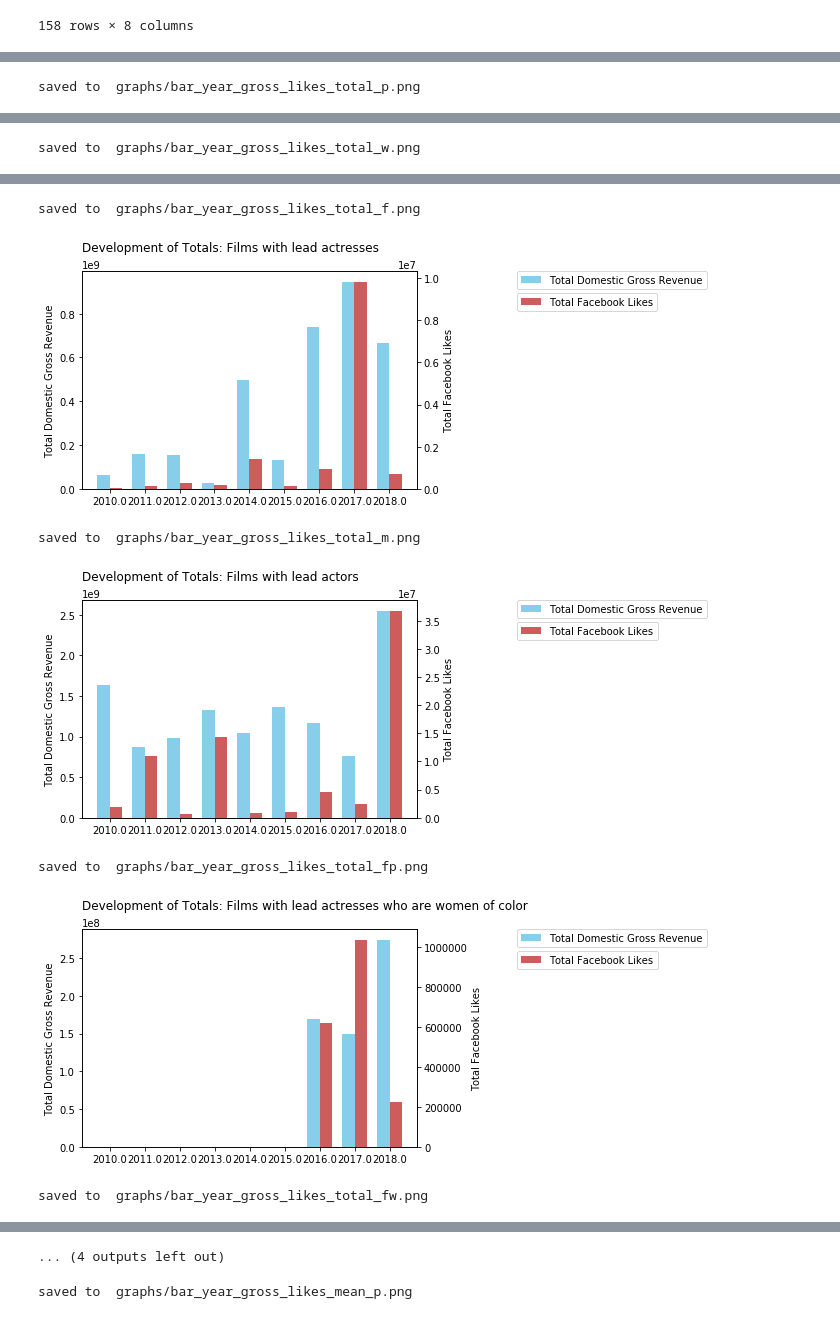
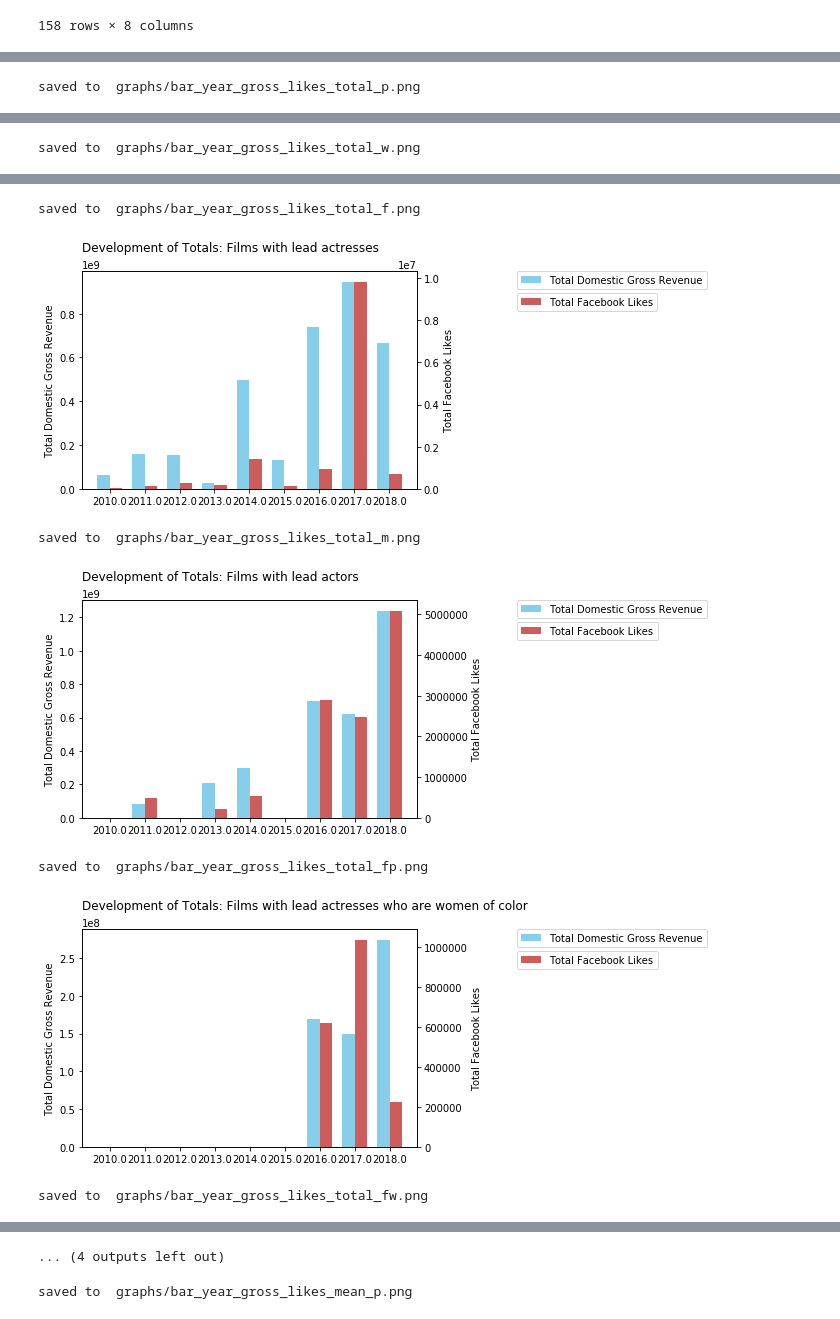
Before and after one commit to Data-Science-HTW/diversity-in-movies, a Jupyter notebook: Diversity In Movies 2.ipynb, the cells around one changed output, grey strips where cells are left out. Saved outputs shown, nothing was run; the diff lists cells and outputs as text; code cells hidden in the pictures.

Commit message:
made dataframes for data without outliers, now trying to fix visualization for datasets with outliers

```diff
--- a/Diversity In Movies 2.ipynb
+++ b/Diversity In Movies 2.ipynb
@@ -415,29 +521,86 @@ def vis_bar(title, x_axis, y_axis1, y_label1, y_axis2, y_label2, **keyword_param
 
     plt.show()
 # %%
-def create_bar_plots_development_totals():
+def with_outliers_create_bar_plots_development_totals():
     # Creating bar charts for all top categories
-    vis_bar(title='Development of Totals: Films with lead actors* who are people of color', filename='bar_year_gross_likes_total_p', x_axis=movies_p_sum_by_year['title_year'], y_axis1=movies_p_sum_by_year['gross'], y_label1='Total Domestic Gross Revenue', y_axis2=movies_p_sum_by_year['movie_facebook_likes'], y_label2='Total Facebook Likes', horizontal_xlabels=True)
-    vis_bar(title='Development of Totals: Films with white lead actors*', filename='bar_year_gross_likes_total_w', x_axis=movies_w_sum_by_year['title_year'], y_axis1=movies_w_sum_by_year['gross'], y_label1='Total Domestic Gross Revenue', y_axis2=movies_w_sum_by_year['movie_facebook_likes'], y_label2='Total Facebook Likes', horizontal_xlabels=True)
-    vis_bar(title='Development of Totals: Films with lead actresses', filename='bar_year_gross_likes_total_f', x_axis=movies_f_sum_by_year['title_year'], y_axis1=movies_f_sum_by_year['gross'], y_label1='Total Domestic Gross Revenue', y_axis2=movies_f_sum_by_year['movie_facebook_likes'], y_label2='Total Facebook Likes', horizontal_xlabels=True)
-    vis_bar(title='Development of Totals: Films with lead actors', filename='bar_year_gross_likes_total_m', x_axis=movies_m_sum_by_year['title_year'], y_axis1=movies_m_sum_by_year['gross'], y_label1='Total Domestic Gross Revenue', y_axis2=movies_m_sum_by_year['movie_facebook_likes'], y_label2='Total Facebook Likes', horizontal_xlabels=True)
+    vis_bar(title='Development of Totals: Films with lead actors* who are people of color',
+            filename='bar_year_gross_likes_total_p',
+            x_axis=dfs_corrected_topcats['movies_p_sum_by_year']['title_year'],
+            y_axis1=dfs_corrected_topcats['movies_p_sum_by_year']['gross'],
+            y_label1='Total Domestic Gross Revenue',
+            y_axis2=dfs_corrected_topcats['movies_p_sum_by_year']['movie_facebook_likes'],
+            y_label2='Total Facebook Likes',
+            horizontal_xlabels=True)
+    vis_bar(title='Development of Totals: Films with white lead actors*',
+            filename='bar_year_gross_likes_total_w',
+            x_axis=dfs_corrected_topcats['movies_w_sum_by_year']['title_year'],
+            y_axis1=dfs_corrected_topcats['movies_w_sum_by_year']['gross'],
+            y_label1='Total Domestic Gross Revenue',
+            y_axis2=dfs_corrected_topcats['movies_w_sum_by_year']['movie_facebook_likes'],
+            y_label2='Total Facebook Likes',
+            horizontal_xlabels=True)
+    vis_bar(title='Development of Totals: Films with lead actresses',
+            filename='bar_year_gross_likes_total_f',
+            x_axis=dfs_corrected_topcats['movies_f_sum_by_year']['title_year'],
+            y_axis1=dfs_corrected_topcats['movies_f_sum_by_year']['gross'],
+            y_label1='Total Domestic Gross Revenue',
+            y_axis2=dfs_corrected_topcats['movies_f_sum_by_year']['movie_facebook_likes'],
+            y_label2='Total Facebook Likes',
+            horizontal_xlabels=True)
+    vis_bar(title='Development of Totals: Films with lead actors',
+            filename='bar_year_gross_likes_total_m',
+            x_axis=dfs_corrected_topcats['movies_m_sum_by_year']['title_year'],
+            y_axis1=dfs_corrected_topcats['movies_m_sum_by_year']['gross'],
+            y_label1='Total Domestic Gross Revenue',
+            y_axis2=dfs_corrected_topcats['movies_m_sum_by_year']['movie_facebook_likes'],
+            y_label2='Total Facebook Likes',
+            horizontal_xlabels=True)
 
     # Creating bar charts for all sub categories
-    vis_bar(title='Development of Totals: Films with lead actresses who are women of color', filename='bar_year_gross_likes_total_fp', x_axis=movies_fp_sum_by_year['title_year'], y_axis1=movies_fp_sum_by_year['gross'], y_label1='Total Domestic Gross Revenue', y_axis2=movies_fp_sum_by_year['movie_facebook_likes'], y_label2='Total Facebook Likes', horizontal_xlabels=True)
-    vis_bar(title='Development of Totals: Films with white lead actresses', filename='bar_year_gross_likes_total_fw', x_axis=movies_fw_sum_by_year['title_year'], y_axis1=movies_fw_sum_by_year['gross'], y_label1='Total Domestic Gross Revenue', y_axis2=movies_fw_sum_by_year['movie_facebook_likes'], y_label2='Total Facebook Likes', horizontal_xlabels=True)
-    vis_bar(title='Development of Totals: Films with lead actors who are men of color', filename='bar_year_gross_likes_total_mp', x_axis=movies_mp_sum_by_year['title_year'], y_axis1=movies_mp_sum_by_year['gross'], y_label1='Total Domestic Gross Revenue', y_axis2=movies_mp_sum_by_year['movie_facebook_likes'], y_label2='Total Facebook Likes', horizontal_xlabels=True)
-    vis_bar(title='Development of Totals: Films with white lead actors', filename='bar_year_gross_likes_total_mw', x_axis=movies_mw_sum_by_year['title_year'], y_axis1=movies_mw_sum_by_year['gross'], y_label1='Total Domestic Gross Revenue', y_axis2=movies_mw_sum_by_year['movie_facebook_likes'], y_label2='Total Facebook Likes', horizontal_xlabels=True)
+    vis_bar(title='Development of Totals: Films with lead actresses who are women of color',
+            filename='bar_year_gross_likes_total_fp',
+            x_axis=dfs_corrected_subcats['movies_fp_sum_by_year']['title_year'],
+            y_axis1=dfs_corrected_subcats['movies_fp_sum_by_year']['gross'],
+            y_label1='Total Domestic Gross Revenue',
+            y_axis2=dfs_corrected_subcats['movies_fp_sum_by_year']['movie_facebook_likes'],
+            y_label2='Total Facebook Likes',
+            horizontal_xlabels=True)
+    vis_bar(title='Development of Totals: Films with white lead actresses',
+            filename='bar_year_gross_likes_total_fw',
+            x_axis=dfs_corrected_subcats['movies_fw_sum_by_year']['title_year'],
+            y_axis1=dfs_corrected_subcats['movies_fw_sum_by_year']['gross'],
+            y_label1='Total Domestic Gross Revenue',
+            y_axis2=dfs_corrected_subcats['movies_fw_sum_by_year']['movie_facebook_likes'],
+            y_label2='Total Facebook Likes',
+            horizontal_xlabels=True)
+    vis_bar(title='Development of Totals: Films with lead actors who are men of color',
+            filename='bar_year_gross_likes_total_mp',
+            x_axis=dfs_corrected_subcats['movies_mp_sum_by_year']['title_year'],
+            y_axis1=dfs_corrected_subcats['movies_mp_sum_by_year']['gross'],
+            y_label1='Total Domestic Gross Revenue',
+            y_axis2=dfs_corrected_subcats['movies_mp_sum_by_year']['movie_facebook_likes'],
+            y_label2='Total Facebook Likes',
+            horizontal_xlabels=True)
+    vis_bar(title='Development of Totals: Films with white lead actors',
+            filename='bar_year_gross_likes_total_mw',
+            x_axis=dfs_corrected_subcats['movies_mw_sum_by_year']['title_year'],
+            y_axis1=dfs_corrected_subcats['movies_mw_sum_by_year']['gross'],
+            y_label1='Total Domestic Gross Revenue',
+            y_axis2=dfs_corrected_subcats['movies_mw_sum_by_year']['movie_facebook_likes'],
+            y_label2='Total Facebook Likes',
+            horizontal_xlabels=True)
 
-create_bar_plots_development_totals()
+if(not remove_statistical_outliers):
+    with_outliers_create_bar_plots_development_totals()
 # %% [output]
 saved to  graphs/bar_year_gross_likes_total_p.png
 [figure]
 saved to  graphs/bar_year_gross_likes_total_w.png
 [figure]
 saved to  graphs/bar_year_gross_likes_total_f.png
 [figure]
 saved to  graphs/bar_year_gross_likes_total_m.png
-[figure, old version]
+[figure, new version]
 saved to  graphs/bar_year_gross_likes_total_fp.png
 [figure]
 saved to  graphs/bar_year_gross_likes_total_fw.png
```
Also changed, not shown: parts of 17 cells of this notebook, 1 other file.
